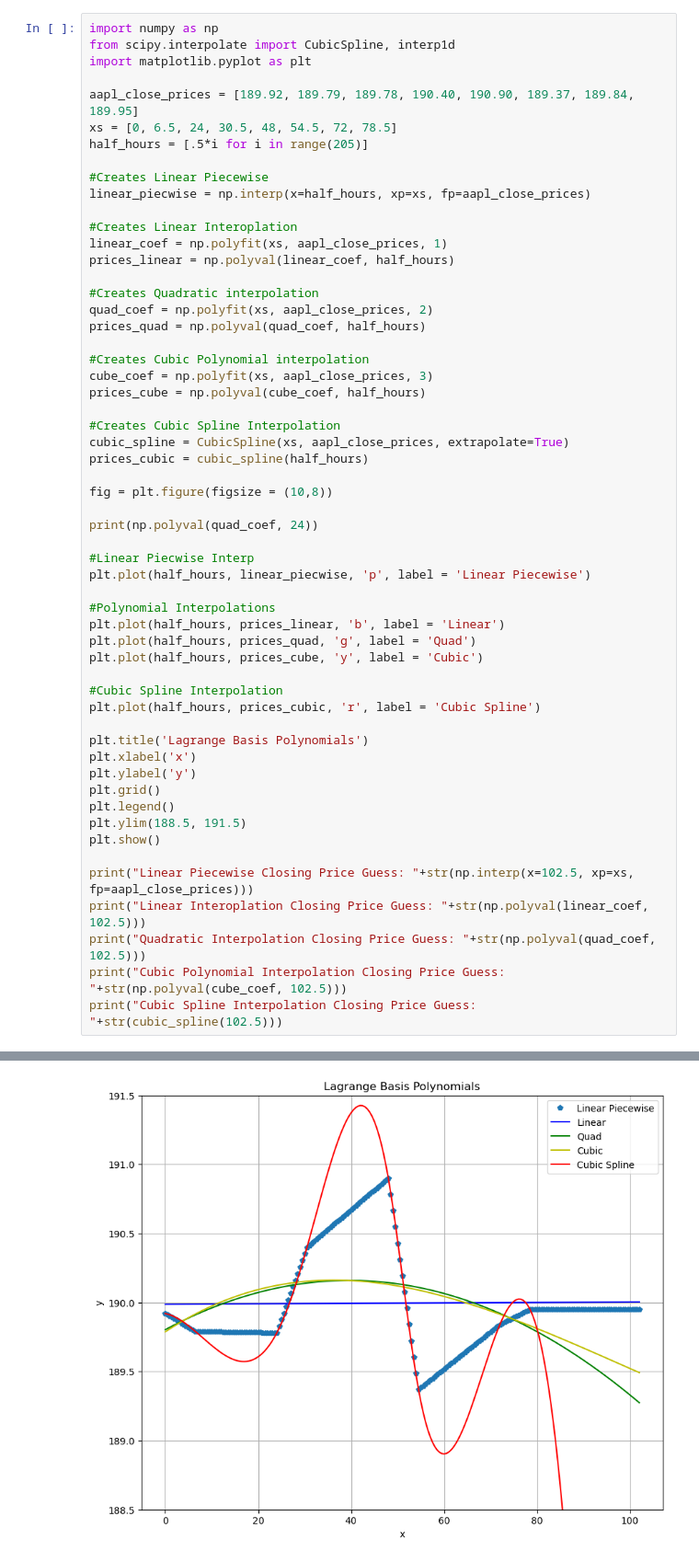
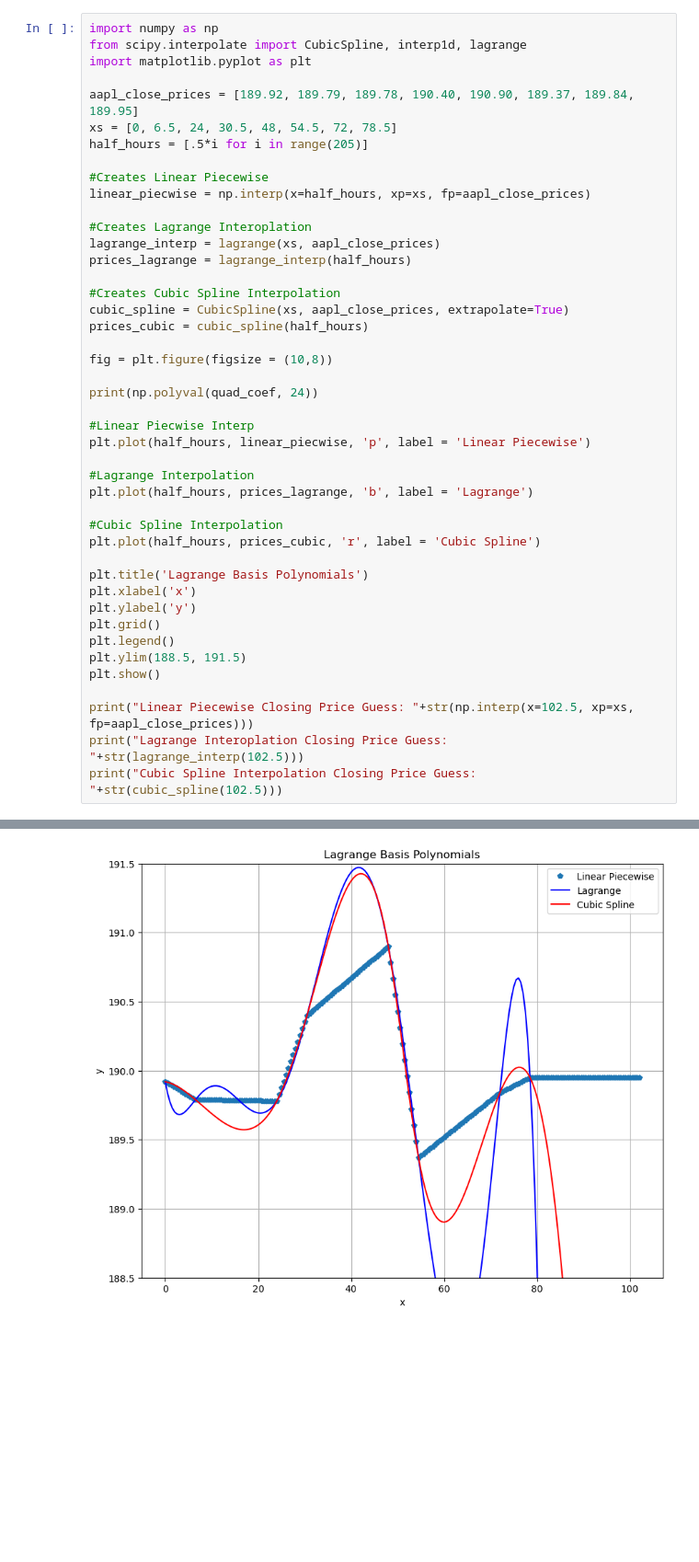
Before and after one commit to owen-taylor/NumericalComputationProject, a Jupyter notebook: Num_Comp_Proj.ipynb, the cells around one changed output, grey strips where cells are left out. Shown at 92% size. Saved outputs shown, nothing was run; the diff lists cells and outputs as text; blank space fills up the shorter version.

```diff
--- a/Num_Comp_Proj.ipynb
+++ b/Num_Comp_Proj.ipynb
@@ -1,6 +1,6 @@
 # %%
 import numpy as np
-from scipy.interpolate import CubicSpline, interp1d
+from scipy.interpolate import CubicSpline, interp1d, lagrange
 import matplotlib.pyplot as plt
 
 aapl_close_prices = [189.92, 189.79, 189.78, 190.40, 190.90, 189.37, 189.84, 189.95]
@@ -10,51 +10,39 @@ half_hours = [.5*i for i in range(205)]
 #Creates Linear Piecewise
 linear_piecwise = np.interp(x=half_hours, xp=xs, fp=aapl_close_prices)
 
-#Creates Linear Interoplation
-linear_coef = np.polyfit(xs, aapl_close_prices, 1)
-prices_linear = np.polyval(linear_coef, half_hours)
-
-#Creates Quadratic interpolation
-quad_coef = np.polyfit(xs, aapl_close_prices, 2)
-prices_quad = np.polyval(quad_coef, half_hours)
-
-#Creates Cubic Polynomial interpolation
-cube_coef = np.polyfit(xs, aapl_close_prices, 3)
-prices_cube = np.polyval(cube_coef, half_hours)
+#Creates Lagrange Interoplation
+lagrange_interp = lagrange(xs, aapl_close_prices)
+prices_lagrange = lagrange_interp(half_hours)
 
 #Creates Cubic Spline Interpolation
 cubic_spline = CubicSpline(xs, aapl_close_prices, extrapolate=True)
 prices_cubic = cubic_spline(half_hours)
 
 fig = plt.figure(figsize = (10,8))
 
 print(np.polyval(quad_coef, 24))
 
 #Linear Piecwise Interp
 plt.plot(half_hours, linear_piecwise, 'p', label = 'Linear Piecewise')
 
-#Polynomial Interpolations
-plt.plot(half_hours, prices_linear, 'b', label = 'Linear')
-plt.plot(half_hours, prices_quad, 'g', label = 'Quad')
-plt.plot(half_hours, prices_cube, 'y', label = 'Cubic')
+#Lagrange Interpolation
+plt.plot(half_hours, prices_lagrange, 'b', label = 'Lagrange')
 
 #Cubic Spline Interpolation
 plt.plot(half_hours, prices_cubic, 'r', label = 'Cubic Spline')
 
 plt.title('Lagrange Basis Polynomials')
 plt.xlabel('x')
 plt.ylabel('y')
 plt.grid()
 plt.legend()
 plt.ylim(188.5, 191.5)
 plt.show()
 
 print("Linear Piecewise Closing Price Guess: "+str(np.interp(x=102.5, xp=xs, fp=aapl_close_prices)))
-print("Linear Interoplation Closing Price Guess: "+str(np.polyval(linear_coef, 102.5)))
-print("Quadratic Interpolation Closing Price Guess: "+str(np.polyval(quad_coef, 102.5)))
-print("Cubic Polynomial Interpolation Closing Price Guess: "+str(np.polyval(cube_coef, 102.5)))
+print("Lagrange Interoplation Closing Price Guess: "+str(lagrange_interp(102.5)))
 print("Cubic Spline Interpolation Closing Price Guess: "+str(cubic_spline(102.5)))
 # %% [output]
 190.10452029421165
-[figure, old version]
+[figure, new version]
 Linear Piecewise Closing Price Guess: 189.95
```
Also changed, not shown: parts of 1 cell of this notebook.
